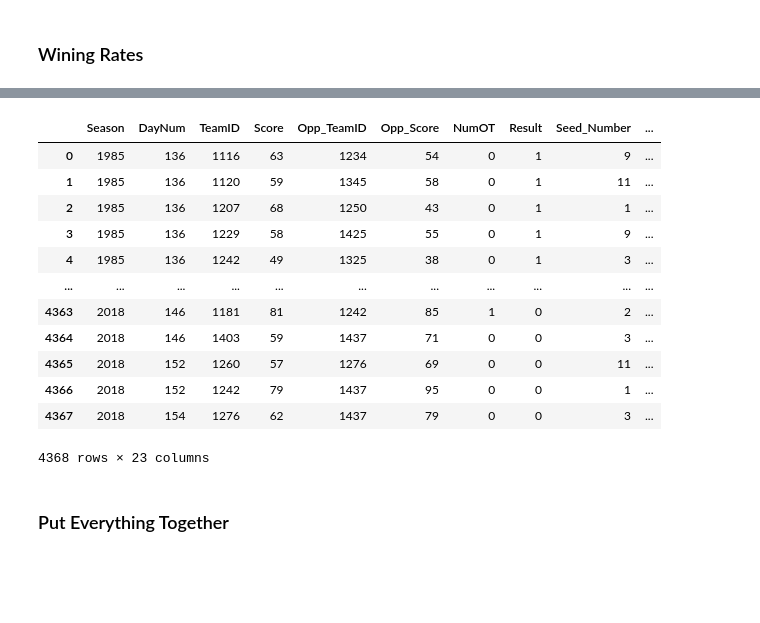
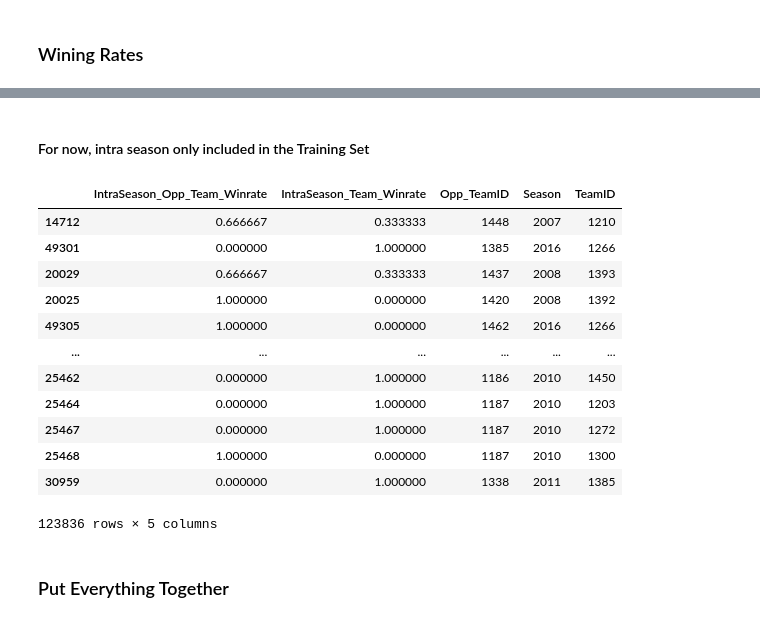
Before and after one commit to YT-Hwang/Kaggle_Competion, a Jupyter notebook: Google Cloud & NCAA® ML Competition 2020-NCAAM/2019 Season Simulation/2019 Simulation.ipynb, the cells around one changed output, grey strips where cells are left out. Drawn from its saved outputs; the diff is of its cells as text; code cells hidden in the pictures; blank space fills up the shorter version.

```diff
--- a/Google Cloud & NCAA® ML Competition 2020-NCAAM/2019 Season Simulation/2019 Simulation.ipynb
+++ b/Google Cloud & NCAA® ML Competition 2020-NCAAM/2019 Season Simulation/2019 Simulation.ipynb
@@ -106,7 +104,7 @@ def get_file_list(datapath):
 
     return allFiles
 # %%
-main_path = 'F:\\OneDrive - Georgia State University\\Data Science\\Competition\\Data\\Google Cloud & NCAA® ML Competition 2019-NCAAM\\'
+main_path = 'D:\\OneDrive - Georgia State University\\Data Science\\Competition\\Data\\Google Cloud & NCAA® ML Competition 2019-NCAAM\\'
 
 sub_folders = os.listdir(main_path)
 path1 = main_path + sub_folders[0] + '\\'
@@ -533,51 +560,62 @@ tourney_M
+# %% [markdown]
+#### For now, intra season only included in the Training Set
 # %%
-tourney_M = pd.get_dummies(tourney_M)
+regular_dummies = pd.get_dummies(regular_detailed_result_M.copy())
 
 # win rate
-def reorder_team(TeamID, Opp_TeamID, Result):
+def reorder_team(Season, TeamID, Opp_TeamID, Result):
 
     if TeamID > Opp_TeamID:
         TeamID, Opp_TeamID = Opp_TeamID, TeamID
         Result = 1 - Result
 
-    return TeamID, Opp_TeamID, Result
+    return Season, TeamID, Opp_TeamID, Result
 
-# Generate data and get summary by team match-ups
-TeamID, Opp_TeamID, Result = tourney_M['TeamID'], tourney_M['Opp_TeamID'], tourney_M['Result']
+############################################### Alltime WinRate goes below, then replace the tourney_M_dummies with the alltime df at the very last line of this cell, merging part:
 
-df = pd.DataFrame(data={'TeamID':TeamID,'Opp_TeamID':Opp_TeamID,'Result':Result}, dtype='int')
-df = pd.DataFrame(df.apply(lambda x : reorder_team(x['TeamID'], x['Opp_TeamID'], x['Result']),axis=1).to_list(),
-                  columns=df.columns)
+############################################### IntraSeason WinRate
+# Get summary by team match-ups
+Season, TeamID, Opp_TeamID, Result = regular_dummies['Season'], regular_dummies['TeamID'], regular_dummies['Opp_TeamID'], regular_dummies['Result']
+
+intra_season_winrate = pd.DataFrame(data={'Season':Season, 'TeamID':TeamID,'Opp_TeamID':Opp_TeamID,'Result':Result}, dtype='int')
+intra_season_winrate = pd.DataFrame(intra_season_winrate.apply(lambda x : reorder_team(x['Season'], x['TeamID'], x['Opp_TeamID'], x['Result']),axis=1).to_list(),
+                  columns=intra_season_winrate.columns)
 
 
-df_summary = df.groupby(['TeamID','Opp_TeamID']).agg(['sum','count'])
-df_summary.columns = ['Wins', 'Total']
+intra_season_winrate_summary = intra_season_winrate.groupby(['Season','TeamID','Opp_TeamID']).agg(['sum','count'])
+intra_season_winrate_summary.columns = ['Wins_Season', 'Total_Season']
 
-df_summary.reset_index(inplace=True)
-df_summary['Team_Winrate'] = (df_summary['Wins'] / df_summary['Total'])
+intra_season_winrate_summary.reset_index(inplace=True)
+intra_season_winrate_summary['IntraSeason_Team_Winrate'] = (intra_season_winrate_summary['Wins_Season'] / intra_season_winrate_summary['Total_Season'])
 
-df_summary['Opp_Team_Winrate'] = 1 - df_summary['Team_Winrate']
-df_summary = df_summary.sort_values('Total', ascending=False)
-win_rate = df_summary[['TeamID', 'Opp_TeamID','Team_Winrate', 'Opp_Team_Winrate']]
-tourney_M = pd.merge(tourney_M, win_rate,  how='left', on=['TeamID','Opp_TeamID'])
+intra_season_winrate_summary['IntraSeason_Opp_Team_Winrate'] = 1 - intra_season_winrate_summary['IntraSeason_Team_Winrate']
+intra_season_winrate_summary = intra_season_winrate_summary.sort_values('Total_Season', ascending=False)
 
-tourney_M.fillna(0.5, inplace=True)
 
-tourney_M
+IntraSeason_win_rate1 = intra_season_winrate_summary[['Season', 'TeamID', 'Opp_TeamID','IntraSeason_Team_Winrate', 'IntraSeason_Opp_Team_Winrate']]
+IntraSeason_win_rate2 = IntraSeason_win_rate1.copy()
+IntraSeason_win_rate2 = IntraSeason_win_rate2.rename(columns={'IntraSeason_Team_Winrate':'IntraSeason_Opp_Team_Winrate', 'IntraSeason_Opp_Team_Winrate':'IntraSeason_Team_Winrate', 'TeamID':'Opp_TeamID', 'Opp_TeamID':'TeamID'})
+IntraSeason_win_rate = pd.concat([IntraSeason_win_rate1, IntraSeason_win_rate2], axis=0, sort=True)
+
+#WinningRates = pd.merge(tourney_M_dummies, IntraSeason_win_rate,  how='left', on=['Season','TeamID','Opp_TeamID'])
+#WinningRates.fillna(0.5, inplace=True)
+#WinningRates
+
+IntraSeason_win_rate
 # %% [output]
-|  | Season | DayNum | TeamID | Score | Opp_TeamID | Opp_Score | NumOT | Result | Seed_Number | ... |
-| 0 | 1985 | 136 | 1116 | 63 | 1234 | 54 | 0 | 1 | 9 | ... |
-| 1 | 1985 | 136 | 1120 | 59 | 1345 | 58 | 0 | 1 | 11 | ... |
-| 2 | 1985 | 136 | 1207 | 68 | 1250 | 43 | 0 | 1 | 1 | ... |
-| 3 | 1985 | 136 | 1229 | 58 | 1425 | 55 | 0 | 1 | 9 | ... |
-| 4 | 1985 | 136 | 1242 | 49 | 1325 | 38 | 0 | 1 | 3 | ... |
-| ... | ... | ... | ... | ... | ... | ... | ... | ... | ... | ... |
-| 4363 | 2018 | 146 | 1181 | 81 | 1242 | 85 | 1 | 0 | 2 | ... |
-| 4364 | 2018 | 146 | 1403 | 59 | 1437 | 71 | 0 | 0 | 3 | ... |
-| 4365 | 2018 | 152 | 1260 | 57 | 1276 | 69 | 0 | 0 | 11 | ... |
-| 4366 | 2018 | 152 | 1242 | 79 | 1437 | 95 | 0 | 0 | 1 | ... |
-| 4367 | 2018 | 154 | 1276 | 62 | 1437 | 79 | 0 | 0 | 3 | ... |
+|  | IntraSeason_Opp_Team_Winrate | IntraSeason_Team_Winrate | Opp_TeamID | Season | TeamID |
+| 14712 | 0.666667 | 0.333333 | 1448 | 2007 | 1210 |
+| 49301 | 0.000000 | 1.000000 | 1385 | 2016 | 1266 |
+| 20029 | 0.666667 | 0.333333 | 1437 | 2008 | 1393 |
+| 20025 | 1.000000 | 0.000000 | 1420 | 2008 | 1392 |
+| 49305 | 1.000000 | 0.000000 | 1462 | 2016 | 1266 |
+| ... | ... | ... | ... | ... | ... |
+| 25462 | 0.000000 | 1.000000 | 1186 | 2010 | 1450 |
+| 25464 | 0.000000 | 1.000000 | 1187 | 2010 | 1203 |
+| 25467 | 0.000000 | 1.000000 | 1187 | 2010 | 1272 |
+| 25468 | 1.000000 | 0.000000 | 1187 | 2010 | 1300 |
+| 30959 | 0.000000 | 1.000000 | 1338 | 2011 | 1385 |
-4368 rows × 23 columns
+123836 rows × 5 columns
 # %% [markdown]
 ### Put Everything Together
 # %%
```
Also changed, not shown: parts of 35 cells of this notebook, 2 other files.
